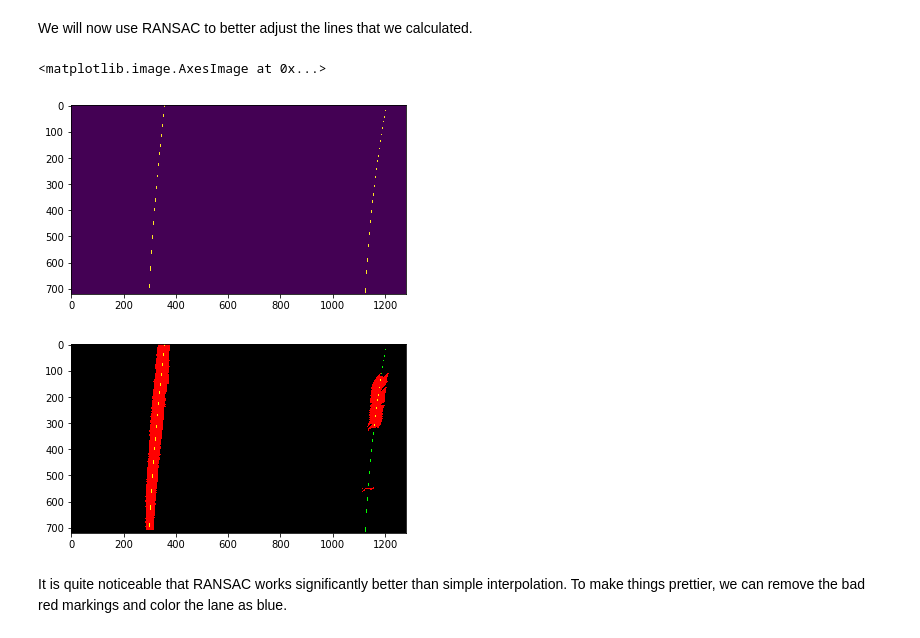
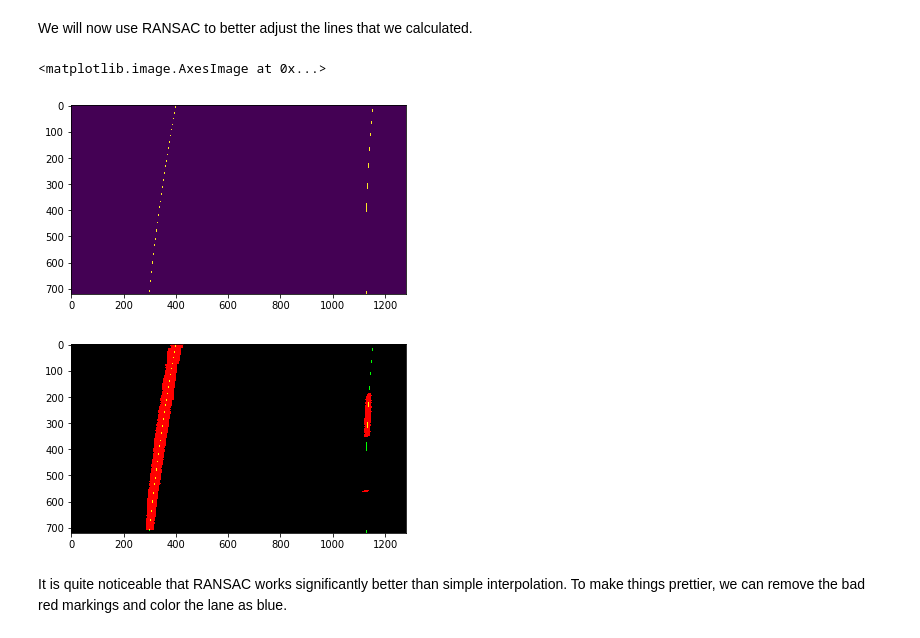
Before and after one commit to joaospinto/CarND-Advanced-Lane-Lines, a Jupyter notebook: Advanced Lane Lines (JSP).ipynb, the cells around one changed output. Drawn from its saved outputs; the diff is of its cells as text; code cells hidden in the pictures.

```diff
--- a/Advanced Lane Lines (JSP).ipynb
+++ b/Advanced Lane Lines (JSP).ipynb
@@ -314,8 +318,8 @@ def ExtractLaneLines(image):
     MASK = np.zeros_like(s)
     cv2.fillPoly(MASK, ROI, (255,))
     cv2.fillPoly(MASK, neg_ROI, (0,))
-    S_RANGE = (180, 255) # previously 140
-    L_RANGE = (225, 255)
+    S_RANGE = (180, 255) # previously 180
+    L_RANGE = (210, 255) # previously 225
     B_RANGE = (155, 200)
     V_RANGE = (170, 255)
     lanes_from_s_channel = cv2.inRange(cv2.bitwise_and(s, MASK), S_RANGE[0], S_RANGE[1])
@@ -326,8 +330,9 @@ def ExtractLaneLines(image):
     DIR_THRESH = (0*np.pi/180, 65*np.pi/180) # previously 0, 65;
     KSIZE=9
     lanes_from_sobel = cv2.bitwise_and(GetFilteredSobel(l_hls, MAG_THRESH, DIR_THRESH, KSIZE), MASK)
-    combined = np.copy(lanes_from_sobel)
-    combined[lanes_from_s_channel > 0] = 1
+    combined = np.zeros_like(lanes_from_sobel)
+    #combined[lanes_from_sobel > 0] = 1
+    #combined[lanes_from_s_channel > 0] = 1
     combined[lanes_from_b_channel > 0] = 1
     combined[lanes_from_v_channel > 0] = 1
     combined[lanes_from_l_channel > 0] = 1
@@ -346,7 +351,7 @@ plt.imsave("report_imgs/extracted_markings.jpg", extracted_markings)
 We now want to do a perspective transform to get a bird's eye view of the lanes.
 # %%
 dy, dx = undistorted_img.shape[:2]
-src = np.float32([ [0.05*dx, dy], [0.95*dx, dy], [0.60*dx, 0.68*dy], [0.40*dx, 0.68*dy] ])
+src = np.float32([ [0.05*dx, dy], [0.95*dx, dy], [0.60*dx, 0.67*dy], [0.40*dx, 0.67*dy] ])
 dst = np.float32([ [0.10*dx, dy], [0.90*dx, dy], [0.90*dx, 0], [0.10*dx, 0] ])
 M = cv2.getPerspectiveTransform(src, dst)
 M_inv = np.linalg.inv(M)
@@ -420,42 +425,51 @@ def RANSAC(top_view):
     X_left = left_points[:,1]
     Y_left = left_points[:,0]
     X_right = right_points[:,1] + width//2
     Y_right = right_points[:,0]
     both_points = np.zeros_like(top_view)
     p_left = np.poly1d(np.polyfit(Y_left, X_left, 2))
     p_right = np.poly1d(np.polyfit(Y_right, X_right, 2))
     left_mask = np.zeros_like(top_view)
     right_mask = np.zeros_like(top_view)
     I, J = np.meshgrid(np.arange(width), np.arange(height))
     margins = [200, 150, 100, 50]
     for margin in margins:
         left_mask[np.where((I >= p_left(J)-margin) & (I <= p_left(J)+margin))] = 1.0
         right_mask[np.where((I >= p_right(J)-margin) & (I <= p_right(J)+margin))] = 1.0
         left_mask[:, width//2:] *= 0
         right_mask[:, :width//2] *= 0
         left_points = np.argwhere((top_view > 0) & (left_mask > 0))
         right_points = np.argwhere((top_view > 0) & (right_mask > 0))
         X_left = left_points[:,1]
         Y_left = left_points[:,0]
         X_right = right_points[:,1] # no need to sum width//2 here
         Y_right = right_points[:,0]
         p_left = np.poly1d(np.polyfit(Y_left, X_left, 2))
         p_right = np.poly1d(np.polyfit(Y_right, X_right, 2))
-    return p_left, p_right
+    # Now we compute the curvature
+    y_eval = 0.70*dy
+    ym_per_pix = 3/100 # meters per pixel in y dimension; dashed line seems to take 100 pixels in birds eye view
+    xm_per_pix = 3.7/abs(p_right(dy) - p_left(dy)) # meters per pixel in x dimension
+    p_l_for_curvature = np.poly1d(np.polyfit(Y_left*ym_per_pix, X_left*xm_per_pix, 2))
+    p_r_for_curvature = np.poly1d(np.polyfit(Y_right*ym_per_pix, X_right*xm_per_pix, 2))
+    left_estimate = ((1 + (2*p_l_for_curvature.c[0]*y_eval*ym_per_pix + p_l_for_curvature.c[1])**2)**1.5) / np.absolute(2*p_l_for_curvature.c[0])
+    right_estimate = ((1 + (2*p_r_for_curvature.c[0]*y_eval*xm_per_pix + p_r_for_curvature.c[1])**2)**1.5) / np.absolute(2*p_r_for_curvature.c[0])
+    curvature = 0.5 * (left_estimate + right_estimate)
+    return p_left, p_right, curvature
 
-p_left, p_right = RANSAC(birds_eye)
+p_left, p_right, curvature = RANSAC(birds_eye)
 
 ransac_out = PlotQuadLines(birds_eye.shape[0], birds_eye.shape[1], p_left, p_right)
 plt.imshow(ransac_out)
 # %% [output]
 <matplotlib.image.AxesImage at 0x...>
-[figure, old version]
+[figure, new version]
 # %%
 ransac_overlay = np.dstack([255*birds_eye, ransac_out, np.zeros_like(birds_eye)])
 plt.imshow(ransac_overlay)
 plt.imsave("report_imgs/ransac_results.jpg", ransac_overlay)
 # %% [output]
-[figure, old version]
+[figure, new version]
 # %% [markdown]
 It is quite noticeable that RANSAC works significantly better than simple interpolation.
 To make things prettier, we can remove the bad red markings and color the lane as blue.
```
Also changed, not shown: parts of 13 cells of this notebook, 15 other files.
